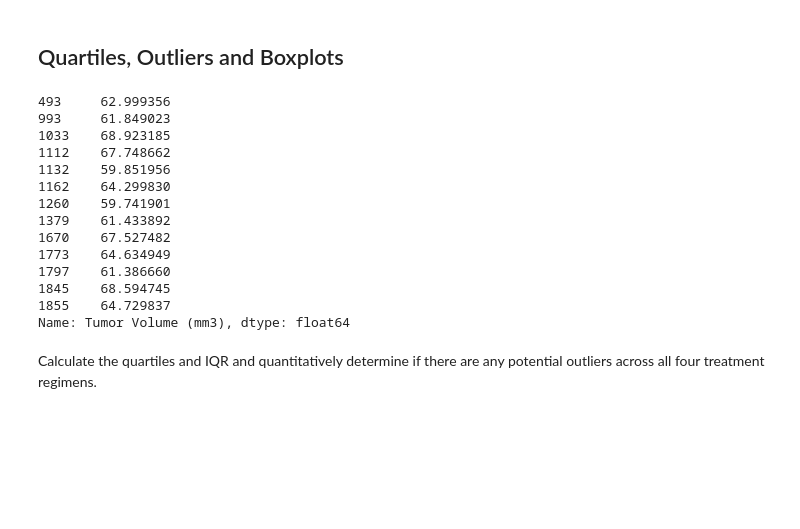
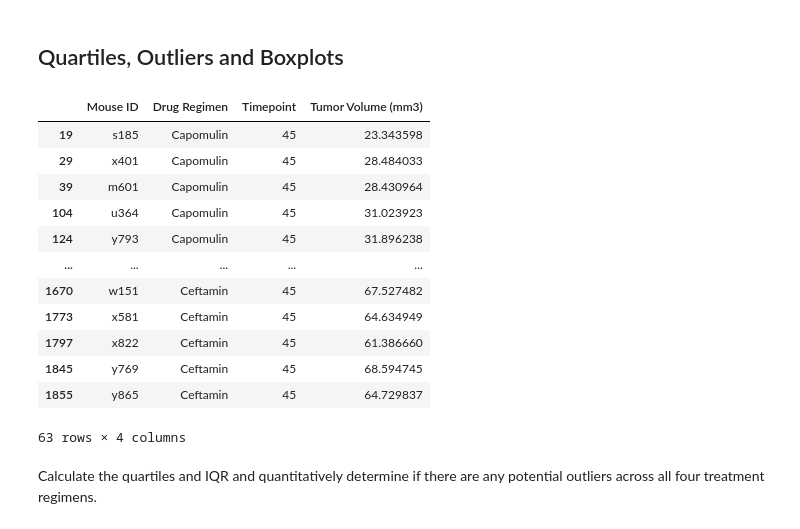
Before and after one commit to Rongjun-Ding/Matplotlib, a Jupyter notebook: Pymaceuticals/pymaceuticals_starter.ipynb, the cells around one changed output. Drawn from its saved outputs; the diff is of its cells as text; code cells hidden in the pictures; blank space fills up the shorter version.

```diff
--- a/Pymaceuticals/pymaceuticals_starter.ipynb
+++ b/Pymaceuticals/pymaceuticals_starter.ipynb
@@ -196,66 +196,46 @@ Text(0.5, 1.0, 'distribution of female versus male mice')
 # %%
 # Calculate the final tumor volume of each mouse across four of the treatment regimens:
 # Capomulin, Ramicane, Infubinol, and Ceftamin
 # HINT: Not all mice lived until timepoint 45
 # Start by getting the last (greatest) timepoint for each mouse
-test=merge_df.groupby("Drug Regimen")
-
+A = merge_df[["Mouse ID", "Drug Regimen", "Timepoint","Tumor Volume (mm3)"]]
+A.head()
+B = A.loc[A["Timepoint"] == 45, [
+    "Mouse ID", "Drug Regimen", "Timepoint","Tumor Volume (mm3)"]]
 #first getting the last (greatest) timepoint for each mouse across Capomulin.
-test1=test.get_group("Capomulin")
-test1
-df1 = test1[test1['Timepoint'] == 45]
-df1
-ID1=df1["Mouse ID"]
-ID1
+C=B.loc[B["Drug Regimen"] =="Capomulin", [
+    "Mouse ID", "Drug Regimen", "Timepoint","Tumor Volume (mm3)"]]
 
 # getting the last (greatest) timepoint for each mouse across Ramicane.
-test2=test.get_group("Ramicane")
-test2
-df2 = test2[test2['Timepoint'] == 45]
-df2
-ID2=df1["Mouse ID"]
-ID2
+D=B.loc[B["Drug Regimen"] =="Ramicane", [
+    "Mouse ID", "Drug Regimen", "Timepoint","Tumor Volume (mm3)"]]
 
 # getting the last (greatest) timepoint for each mouse across Infubinol.
-test3=test.get_group("Infubinol")
-test3
-df3 = test3[test3['Timepoint'] == 45]
-df3
-ID3=df3["Mouse ID"]
-ID3
+E=B.loc[B["Drug Regimen"] =="Infubinol", [
+    "Mouse ID", "Drug Regimen", "Timepoint","Tumor Volume (mm3)"]]
 
 # getting the last (greatest) timepoint for each mouse across Ceftamin.
-test4=test.get_group("Ceftamin")
-test4
-df4 = test4[test4['Timepoint'] == 45]
-df4
-ID4=df4["Mouse ID"]
-ID4
+F=B.loc[B["Drug Regimen"] =="Ceftamin", [
+    "Mouse ID", "Drug Regimen", "Timepoint","Tumor Volume (mm3)"]]
 
 # Merge this group df with the original dataframe to get the tumor volume at the last timepoint
-final1=df1["Tumor Volume (mm3)"]
-final1
-final2=df2["Tumor Volume (mm3)"]
-final2
-final3=df3["Tumor Volume (mm3)"]
-final3
-final4=df4["Tumor Volume (mm3)"]
-final4
+frames = [C, D,E,F]
+result = pd.concat(frames)
+result
 # %% [output]
+|  | Mouse ID | Drug Regimen | Timepoint | Tumor Volume (mm3) |
+| 19 | s185 | Capomulin | 45 | 23.343598 |
+| 29 | x401 | Capomulin | 45 | 28.484033 |
+| 39 | m601 | Capomulin | 45 | 28.430964 |
+| 104 | u364 | Capomulin | 45 | 31.023923 |
+| 124 | y793 | Capomulin | 45 | 31.896238 |
+| ... | ... | ... | ... | ... |
+| 1670 | w151 | Ceftamin | 45 | 67.527482 |
+| 1773 | x581 | Ceftamin | 45 | 64.634949 |
+| 1797 | x822 | Ceftamin | 45 | 61.386660 |
+| 1845 | y769 | Ceftamin | 45 | 68.594745 |
+| 1855 | y865 | Ceftamin | 45 | 64.729837 |
-493     62.999356
-993     61.849023
-1033    68.923185
-1112    67.748662
-1132    59.851956
-1162    64.299830
-1260    59.741901
-1379    61.433892
-1670    67.527482
-1773    64.634949
-1797    61.386660
-1845    68.594745
-1855    64.729837
-Name: Tumor Volume (mm3), dtype: float64
+63 rows × 4 columns
 # %% [markdown]
 Calculate the quartiles and IQR and quantitatively determine if there are any potential outliers across all four treatment regimens.
 # %%
```
Also changed, not shown: parts of 1 cell of this notebook.
